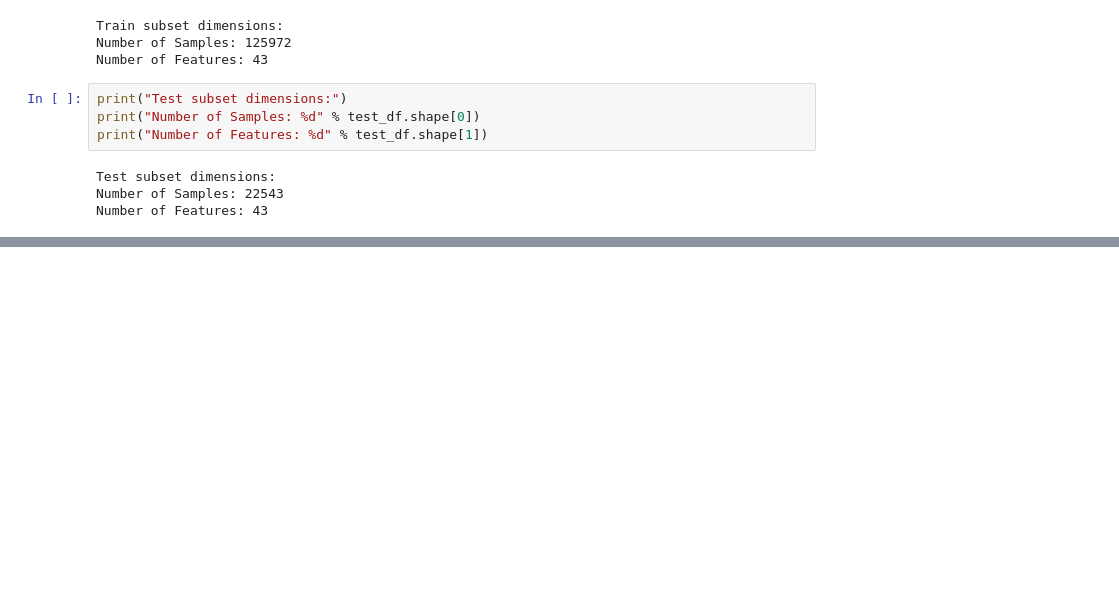
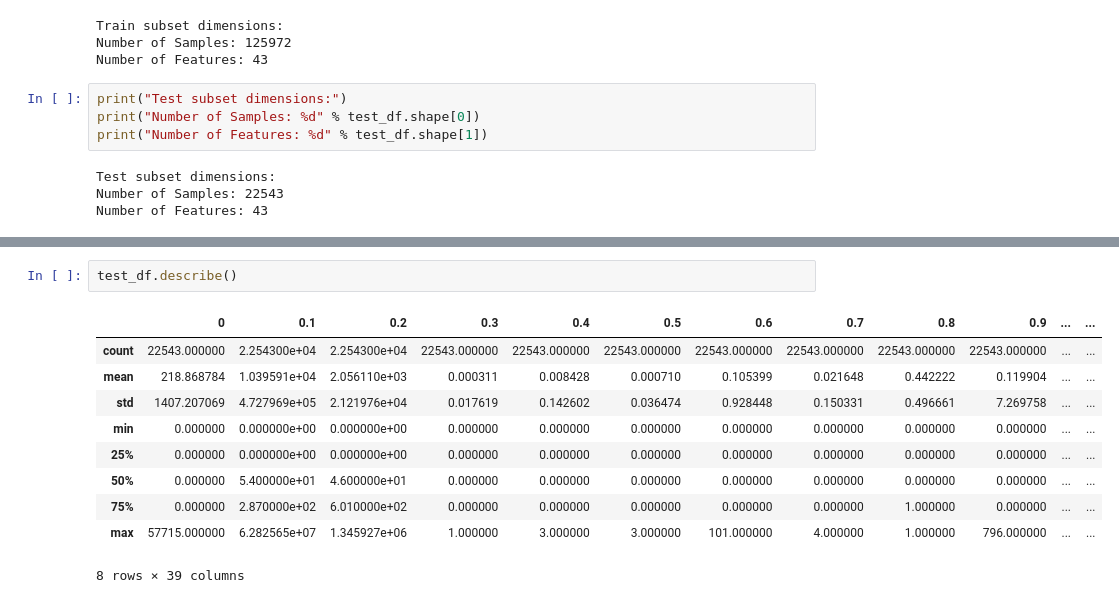
Before and after one commit to rojinadeuja/NSL-KDD-Network-Security, a Jupyter notebook: 01-Exploratory-Data-Analysis.ipynb, the cells around one changed output, grey strips where cells are left out. Drawn from its saved outputs; the diff is of its cells as text; blank space fills up the shorter version.

```diff
--- a/01-Exploratory-Data-Analysis.ipynb
+++ b/01-Exploratory-Data-Analysis.ipynb
@@ -55,0 +71,13 @@ Number of Features: 43
+# %%
+test_df.describe()
+# %% [output]
+|  | 0 | 0.1 | 0.2 | 0.3 | 0.4 | 0.5 | 0.6 | 0.7 | 0.8 | 0.9 | ... | ... |
+| count | 22543.000000 | 2.254300e+04 | 2.254300e+04 | 22543.000000 | 22543.000000 | 22543.000000 | 22543.000000 | 22543.000000 | 22543.000000 | 22543.000000 | ... | ... |
+| mean | 218.868784 | 1.039591e+04 | 2.056110e+03 | 0.000311 | 0.008428 | 0.000710 | 0.105399 | 0.021648 | 0.442222 | 0.119904 | ... | ... |
+| std | 1407.207069 | 4.727969e+05 | 2.121976e+04 | 0.017619 | 0.142602 | 0.036474 | 0.928448 | 0.150331 | 0.496661 | 7.269758 | ... | ... |
+| min | 0.000000 | 0.000000e+00 | 0.000000e+00 | 0.000000 | 0.000000 | 0.000000 | 0.000000 | 0.000000 | 0.000000 | 0.000000 | ... | ... |
+| 25% | 0.000000 | 0.000000e+00 | 0.000000e+00 | 0.000000 | 0.000000 | 0.000000 | 0.000000 | 0.000000 | 0.000000 | 0.000000 | ... | ... |
+| 50% | 0.000000 | 5.400000e+01 | 4.600000e+01 | 0.000000 | 0.000000 | 0.000000 | 0.000000 | 0.000000 | 0.000000 | 0.000000 | ... | ... |
+| 75% | 0.000000 | 2.870000e+02 | 6.010000e+02 | 0.000000 | 0.000000 | 0.000000 | 0.000000 | 0.000000 | 1.000000 | 0.000000 | ... | ... |
+| max | 57715.000000 | 6.282565e+07 | 1.345927e+06 | 1.000000 | 3.000000 | 3.000000 | 101.000000 | 4.000000 | 1.000000 | 796.000000 | ... | ... |
+8 rows × 39 columns
```
Also changed, not shown: parts of 4 cells of this notebook.
